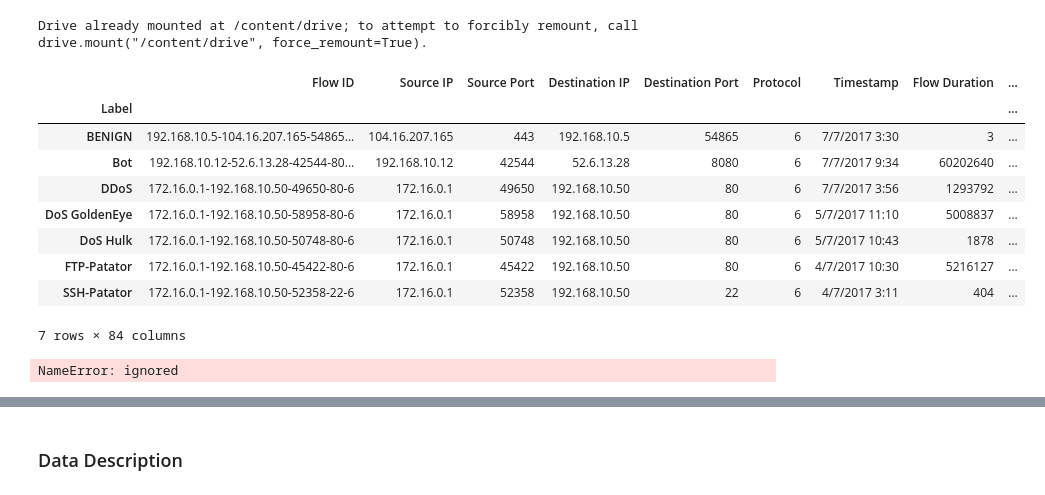
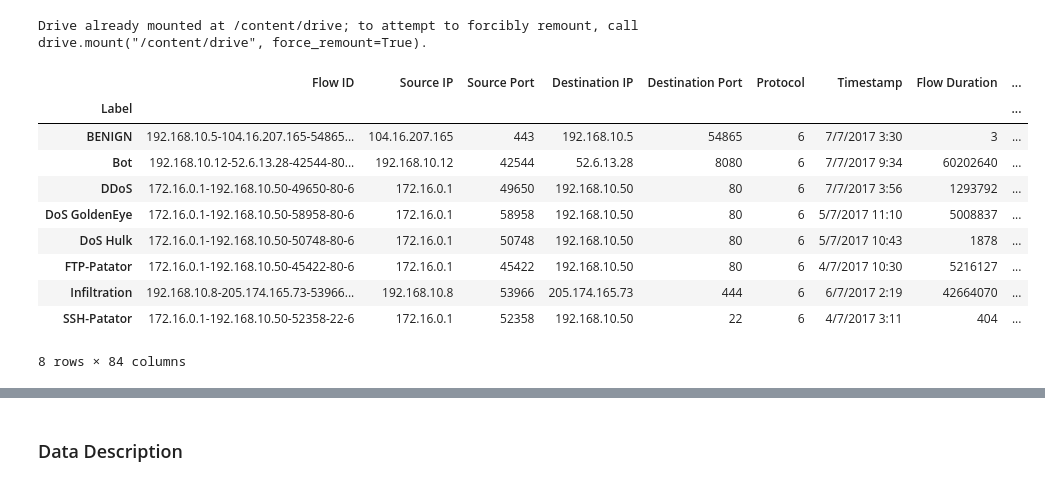
Before and after one commit to SaqlainHussainShah/implementation-of-sdi, a Jupyter notebook: Separate_Notebook_Category_A.ipynb, the cells around one changed output, grey strips where cells are left out. Saved outputs shown, nothing was run; the diff lists cells and outputs as text; code cells hidden in the pictures.

```diff
--- a/Separate_Notebook_Category_A.ipynb
+++ b/Separate_Notebook_Category_A.ipynb
@@ -44,28 +44,27 @@ df_golden_eye=df[df[' Label']=='DoS GoldenEye']
 df_hulk=df[df[' Label']=='DoS Hulk']
 df_ssh_patator=df[df[' Label']=='SSH-Patator']
 df_ftp_patator=df[df[' Label']=='FTP-Patator']
-#df_infiltration=df[df[' Label']=='Infiltration']
+df_infiltration=df[df[' Label']=='Infiltration']
 # %%
 # benign data
 df_benign=df[df[' Label']=='BENIGN']
 # %%
-df_cat_A=pd.concat([df_bot,df_ddos,df_golden_eye,df_hulk,df_ssh_patator,df_ftp_patator, df_benign])
+df_cat_A=pd.concat([df_bot,df_ddos,df_golden_eye,df_hulk,df_ssh_patator,df_infiltration,df_ftp_patator, df_benign])
 df_cat_A.groupby(' Label').first()
 # %% [output]
 |  | Flow ID | Source IP | Source Port | Destination IP | Destination Port | Protocol | Timestamp | Flow Duration | ... |
 | Label |  |  |  |  |  |  |  |  | ... |
 | BENIGN | 192.168.10.5-104.16.207.165-54865... | 104.16.207.165 | 443 | 192.168.10.5 | 54865 | 6 | 7/7/2017 3:30 | 3 | ... |
 | Bot | 192.168.10.12-52.6.13.28-42544-80... | 192.168.10.12 | 42544 | 52.6.13.28 | 8080 | 6 | 7/7/2017 9:34 | 60202640 | ... |
 | DDoS | 172.16.0.1-192.168.10.50-49650-80-6 | 172.16.0.1 | 49650 | 192.168.10.50 | 80 | 6 | 7/7/2017 3:56 | 1293792 | ... |
 | DoS GoldenEye | 172.16.0.1-192.168.10.50-58958-80-6 | 172.16.0.1 | 58958 | 192.168.10.50 | 80 | 6 | 5/7/2017 11:10 | 5008837 | ... |
 | DoS Hulk | 172.16.0.1-192.168.10.50-50748-80-6 | 172.16.0.1 | 50748 | 192.168.10.50 | 80 | 6 | 5/7/2017 10:43 | 1878 | ... |
 | FTP-Patator | 172.16.0.1-192.168.10.50-45422-80-6 | 172.16.0.1 | 45422 | 192.168.10.50 | 80 | 6 | 4/7/2017 10:30 | 5216127 | ... |
+| Infiltration | 192.168.10.8-205.174.165.73-53966... | 192.168.10.8 | 53966 | 205.174.165.73 | 444 | 6 | 6/7/2017 2:19 | 42664070 | ... |
 | SSH-Patator | 172.16.0.1-192.168.10.50-52358-22-6 | 172.16.0.1 | 52358 | 192.168.10.50 | 22 | 6 | 4/7/2017 3:11 | 404 | ... |
-7 rows × 84 columns
+8 rows × 84 columns
 # %%
 del df_bot,df_ddos,df_golden_eye,df_hulk,df_ssh_patator,df_ftp_patator,df_infiltration, df_benign
-# %% [output]
-NameError: ignored
 # %%
 df=df_cat_A.copy()
 # %%
```
Also changed, not shown: parts of 25 cells of this notebook.
